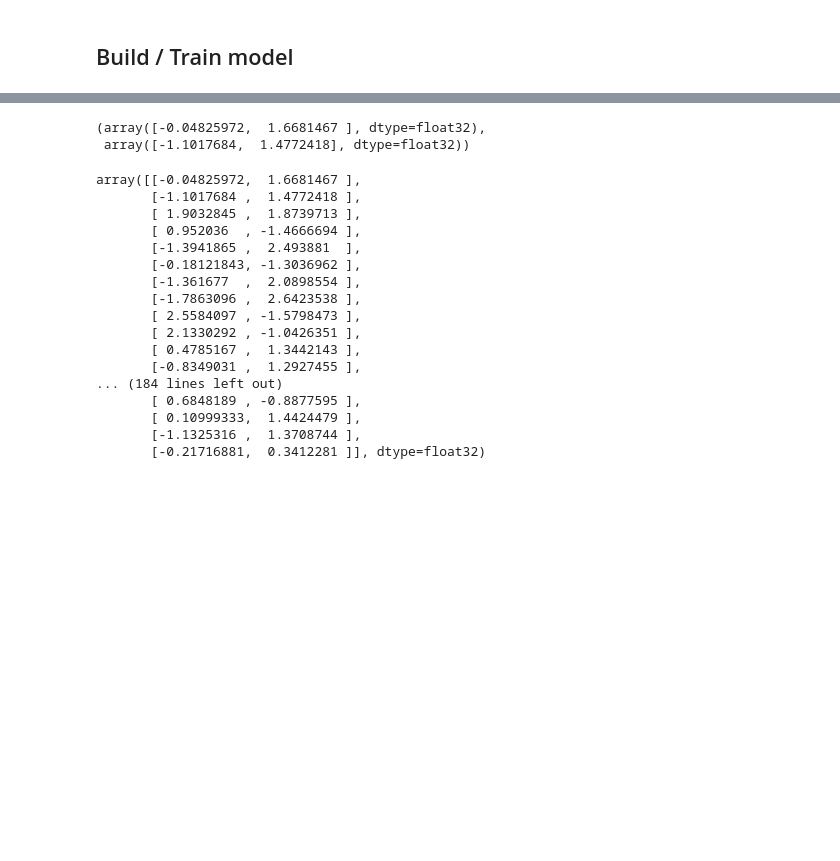
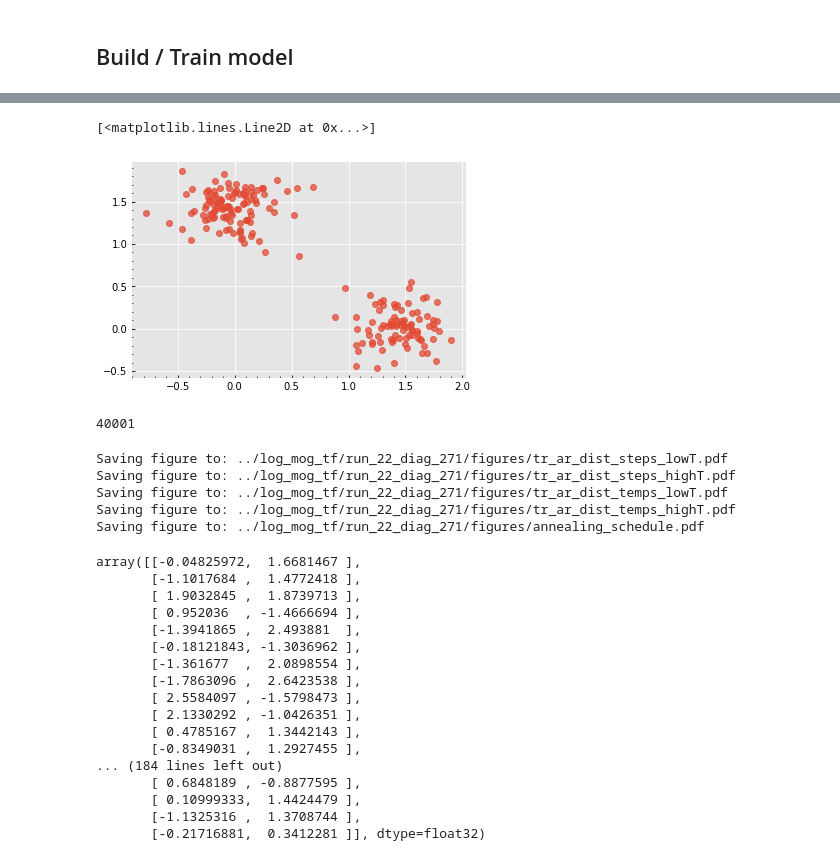
Before and after one commit to saforem2/l2hmc, a Jupyter notebook: l2hmc/run_mog_experiment.ipynb, the cells around one changed output, grey strips where cells are left out. Drawn from its saved outputs; the diff is of its cells as text; code cells hidden in the pictures; blank space fills up the shorter version.

```diff
--- a/l2hmc/run_mog_experiment.ipynb
+++ b/l2hmc/run_mog_experiment.ipynb
@@ -7,7 +7,7 @@ from utils.distributions import *
 import pickle
 %autoreload 2
 # %%
-X_DIM = 3
+X_DIM = 2
 NUM_DISTRIBUTIONS = 2
 
 MEANS = np.zeros((X_DIM, X_DIM), dtype=np.float32)
@@ -46,7 +46,7 @@ tf.reset_default_graph()
 config = tf.ConfigProto()
 config.gpu_options.allow_growth = True
 model = GaussianMixtureModel(params,
-                             config=config)
-                             #log_dir='../log_mog_tf/run192/')
+                             config=config,
+                             log_dir='../log_mog_tf/run_22_diag_271/')
                              #log_dir='../log_mog_tf/run64/')
 # %% [output]
@@ -69,0 +76,2 @@ trajectory_length: 3.0
+# %%
+model.train(10)
@@ -71,0 +113,22 @@ trajectories, loss_arr, accept_arr = model.generate_trajectories()
+# %%
+_samples = model.distribution.get_samples(200)
+trajectories = []
+for step in range(100):
+    _samples = model.distribution.get_samples(200)
+    trajectories.append(np.copy(_samples))
+    feed_dict = {model.x: _samples,
+                 model.dynamics.temperature: 1.}
+    loss, _samples, px = model.sess.run([
+        model.loss,
+        model.output[0],
+        model.px,
+    ], feed_dict=feed_dict)
+
+#  _, loss_, model.samples, px_, lr_, = model.sess.run([
+#_, loss_, _samples, px_, lr_, = model.sess.run([
+#    model.train_op,
+#    model.loss,
+#    model.output[0],
+#    model.px,
+#    model.learning_rate
+#], feed_dict=feed_dict)
@@ -90,5 +163,14 @@ _, loss_, _samples, px_, lr_, = model.sess.run([
-# %%
-_samples[0], _samples[1]
-# %% [output]
-(array([-0.04825972,  1.6681467 ], dtype=float32),
- array([-1.1017684,  1.4772418], dtype=float32))
+# %%
+#for i in range(10):
+fig, ax = plt.subplots()
+ax.plot(_samples[:,0], _samples[:,1], ls='', marker='o', alpha=0.75)
+#ax.plot(trajectories[:50, 9, 0], trajectories[:50, 9, 1], ls='-', marker='', alpha=0.6)
+plt.savefig('../log_mog_tf/run_22_diag_271/figures/distribution.pdf', dpi=400, bbox_inches='tight')
+plt.show()
+# %% [output]
+[<matplotlib.lines.Line2D at 0x...>]
+[figure, added]
+# %%
+model.global_step.eval(model.sess)
+# %% [output]
+40001
@@ -95 +179,9 @@ _samples[0], _samples[1]
+# %%
+model._generate_plots(model.global_step.eval(model.sess))
+# %% [output]
+Saving figure to: ../log_mog_tf/run_22_diag_271/figures/tr_ar_dist_steps_lowT.pdf
+Saving figure to: ../log_mog_tf/run_22_diag_271/figures/tr_ar_dist_steps_highT.pdf
+Saving figure to: ../log_mog_tf/run_22_diag_271/figures/tr_ar_dist_temps_lowT.pdf
+Saving figure to: ../log_mog_tf/run_22_diag_271/figures/tr_ar_dist_temps_highT.pdf
+Saving figure to: ../log_mog_tf/run_22_diag_271/figures/annealing_schedule.pdf
 # %%
```
Also changed, not shown: parts of 10 cells of this notebook, 2 other files.
